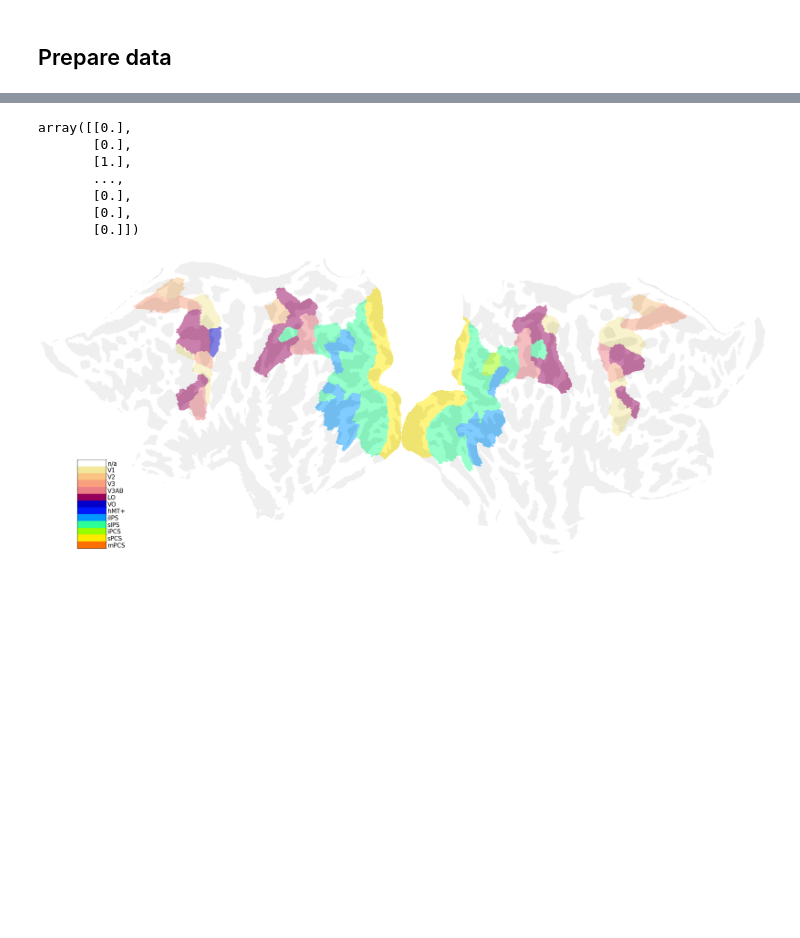
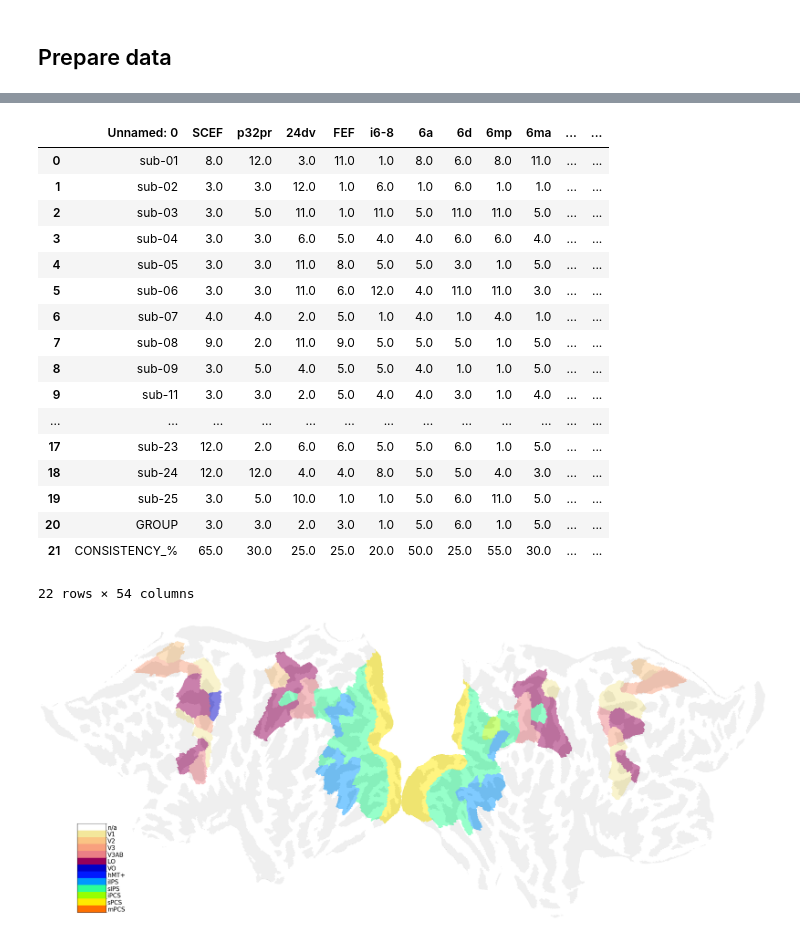
Before and after one commit to mszinte/pRF_analysis, a Jupyter notebook: RetinoMaps/dev/Paper/pycortex_plots.ipynb, the cells around one changed output, grey strips where cells are left out. Saved outputs shown, nothing was run; the diff lists cells and outputs as text; code cells hidden in the pictures; blank space fills up the shorter version.

```diff
--- a/RetinoMaps/dev/Paper/pycortex_plots.ipynb
+++ b/RetinoMaps/dev/Paper/pycortex_plots.ipynb
@@ -510,8 +510,6 @@ im1 = handle.getImage('{}/inflated_170k_rois.png'.format(inflated_dir),size = (3
 # %% [markdown]
 ## Prepare data
 # %%
-subject = 'sub-11'
 format_ = '170k'
 pycortex_subject = 'sub-hcp1.6mm'
 save_svg = False
-rois_method_format = 'rois-mmp'
@@ -530,9 +515,0 @@ roi_mat = results['data_concat']
-# %%
-# Load CSV of resting state winner take all
-wta_tsv_dir = '{}/{}/derivatives/pp_data/group/91k/rest/wta/workbench'.format(main_dir, project_dir)
-wta_lh_tsv_fn = '{}/winning_seeds_by_subject_full_corr_lh_concat_clean_default.csv'.format(wta_tsv_dir)
-wta_rh_tsv_fn = '{}/winning_seeds_by_subject_full_corr_rh_concat_clean_default.csv'.format(wta_tsv_dir)
-
-
-wta_lh_tsv_df = pd.read_csv(wta_lh_tsv_fn)
-wta_rh_tsv_df = pd.read_csv(wta_rh_tsv_fn)
@@ -730,13 +750,24 @@ volume_wta = draw_cortex(**param_wta)
 # %%
-wta_brain_array.reshape(-1,1)
+wta_lh_tsv_df
 # %% [output]
+|  | Unnamed: 0 | SCEF | p32pr | 24dv | FEF | i6-8 | 6a | 6d | 6mp | 6ma | ... | ... |
+| 0 | sub-01 | 8.0 | 12.0 | 3.0 | 11.0 | 1.0 | 8.0 | 6.0 | 8.0 | 11.0 | ... | ... |
+| 1 | sub-02 | 3.0 | 3.0 | 12.0 | 1.0 | 6.0 | 1.0 | 6.0 | 1.0 | 1.0 | ... | ... |
+| 2 | sub-03 | 3.0 | 5.0 | 11.0 | 1.0 | 11.0 | 5.0 | 11.0 | 11.0 | 5.0 | ... | ... |
+| 3 | sub-04 | 3.0 | 3.0 | 6.0 | 5.0 | 4.0 | 4.0 | 6.0 | 6.0 | 4.0 | ... | ... |
+| 4 | sub-05 | 3.0 | 3.0 | 11.0 | 8.0 | 5.0 | 5.0 | 3.0 | 1.0 | 5.0 | ... | ... |
+| 5 | sub-06 | 3.0 | 3.0 | 11.0 | 6.0 | 12.0 | 4.0 | 11.0 | 11.0 | 3.0 | ... | ... |
+| 6 | sub-07 | 4.0 | 4.0 | 2.0 | 5.0 | 1.0 | 4.0 | 1.0 | 4.0 | 1.0 | ... | ... |
+| 7 | sub-08 | 9.0 | 2.0 | 11.0 | 9.0 | 5.0 | 5.0 | 5.0 | 1.0 | 5.0 | ... | ... |
+| 8 | sub-09 | 3.0 | 5.0 | 4.0 | 5.0 | 5.0 | 4.0 | 1.0 | 1.0 | 5.0 | ... | ... |
+| 9 | sub-11 | 3.0 | 3.0 | 2.0 | 5.0 | 4.0 | 4.0 | 3.0 | 1.0 | 4.0 | ... | ... |
+| ... | ... | ... | ... | ... | ... | ... | ... | ... | ... | ... | ... | ... |
+| 17 | sub-23 | 12.0 | 2.0 | 6.0 | 6.0 | 5.0 | 5.0 | 6.0 | 1.0 | 5.0 | ... | ... |
+| 18 | sub-24 | 12.0 | 12.0 | 4.0 | 4.0 | 8.0 | 5.0 | 5.0 | 4.0 | 3.0 | ... | ... |
+| 19 | sub-25 | 3.0 | 5.0 | 10.0 | 1.0 | 1.0 | 5.0 | 6.0 | 11.0 | 5.0 | ... | ... |
+| 20 | GROUP | 3.0 | 3.0 | 2.0 | 3.0 | 1.0 | 5.0 | 6.0 | 1.0 | 5.0 | ... | ... |
+| 21 | CONSISTENCY_% | 65.0 | 30.0 | 25.0 | 25.0 | 20.0 | 50.0 | 25.0 | 55.0 | 30.0 | ... | ... |
-array([[0.],
-       [0.],
-       [1.],
-       ...,
-       [0.],
-       [0.],
-       [0.]])
+22 rows × 54 columns
 # %%
 # %% [output]
 [figure]
```
Also changed, not shown: parts of 10 cells of this notebook, 13 other files.
